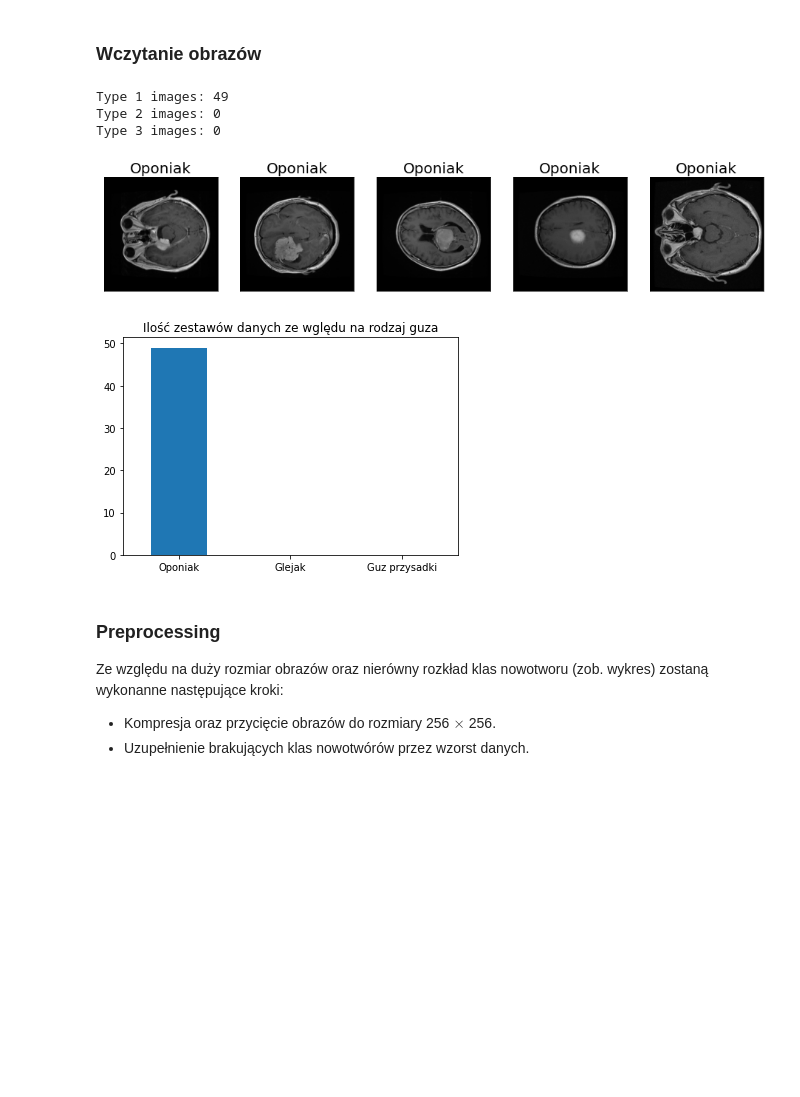
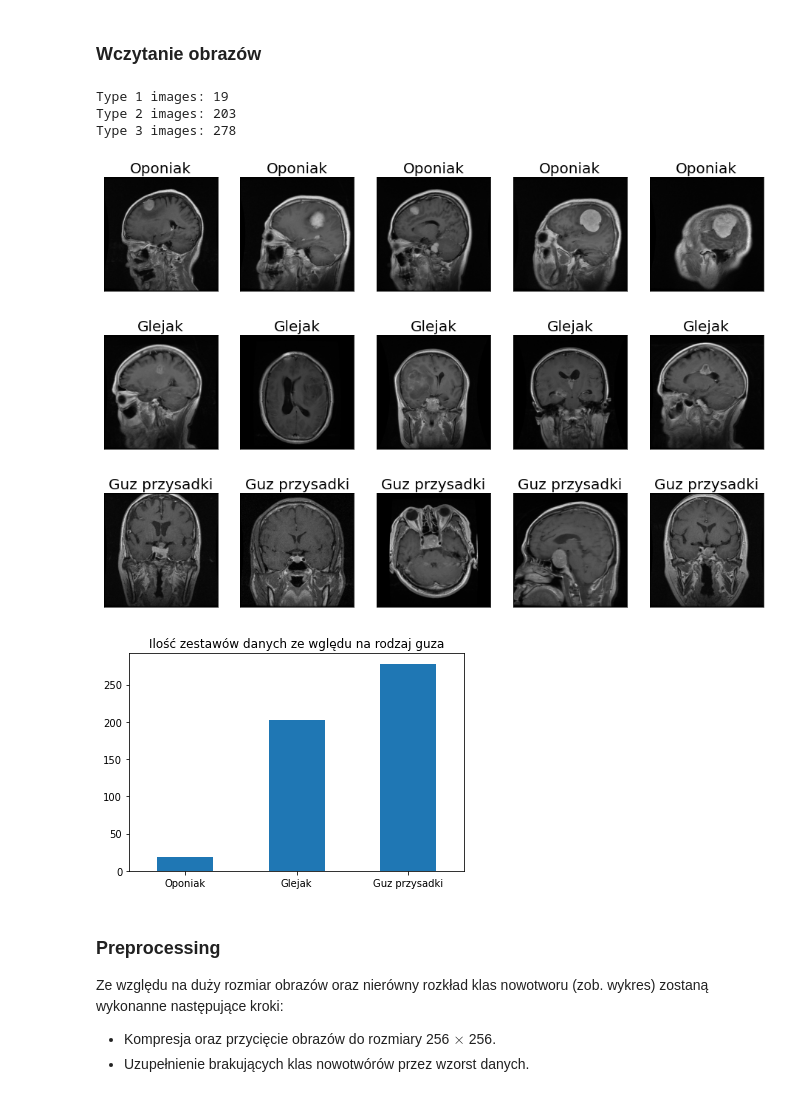
Before and after one commit to hjaremko/psi-projekt, a Jupyter notebook: projekt.ipynb, the cells around one changed output. Drawn from its saved outputs; the diff is of its cells as text; code cells hidden in the pictures; blank space fills up the shorter version.

```diff
--- a/projekt.ipynb
+++ b/projekt.ipynb
@@ -52,13 +52,14 @@ def read_raw_brain_data(index):
     return None
 # %%
 # data_amount = 3064
-data_amount = 50
-brains_data = [read_raw_brain_data(i) for i in range(1, data_amount)]
+data_amount = 500
+start_i = 690
+brains_data = [read_raw_brain_data(i) for i in range(start_i, start_i + data_amount)]
 # %%
 def plot_images(columns, rows, data):
     fig = plt.figure(figsize=(16, 16))
     for i in range(1, columns * rows + 1):
-        img = data[i][0]
+        img = data[i][0].T
         ax = fig.add_subplot(rows, columns, i)
         ax.set_title(cancer_type[data[i][1]], fontsize=20)
         ax.set_yticks([])
@@ -76,21 +77,23 @@ print(f"Type 1 images: {len(type_1)}")
 print(f"Type 2 images: {len(type_2)}")
 print(f"Type 3 images: {len(type_3)}")
 # %% [output]
-Type 1 images: 49
-Type 2 images: 0
-Type 3 images: 0
+Type 1 images: 19
+Type 2 images: 203
+Type 3 images: 278
 # %%
 import random
 
 random.shuffle(type_1)
 random.shuffle(type_2)
 random.shuffle(type_3)
 
 plot_images(5, 1, type_1)
-# plot_images(5, 1, type_2)
-# plot_images(5, 1, type_3)
+plot_images(5, 1, type_2)
+plot_images(5, 1, type_3)
 # %% [output]
-[figure, old version]
+[figure, new version]
+[figure, added]
+[figure, added]
 # %%
 def plot_data_dist(type_1, type_2, type_3):
     df = pd.DataFrame(data={'Zestawy danych': [len(type_1), len(type_2), len(type_3)]}, index=[cancer_type[1], cancer_type[2], cancer_type[3]])
@@ -100,7 +103,7 @@ def plot_data_dist(type_1, type_2, type_3):
 # %%
 plot_data_dist(type_1, type_2, type_3)
 # %% [output]
-[figure, old version]
+[figure, new version]
 # %% [markdown]
 ### Preprocessing
 Ze względu na duży rozmiar obrazów oraz nierówny rozkład klas nowotworu (zob. wykres) zostaną wykonanne następujące kroki:
```
Also changed, not shown: parts of 37 cells of this notebook, 1 other file.
